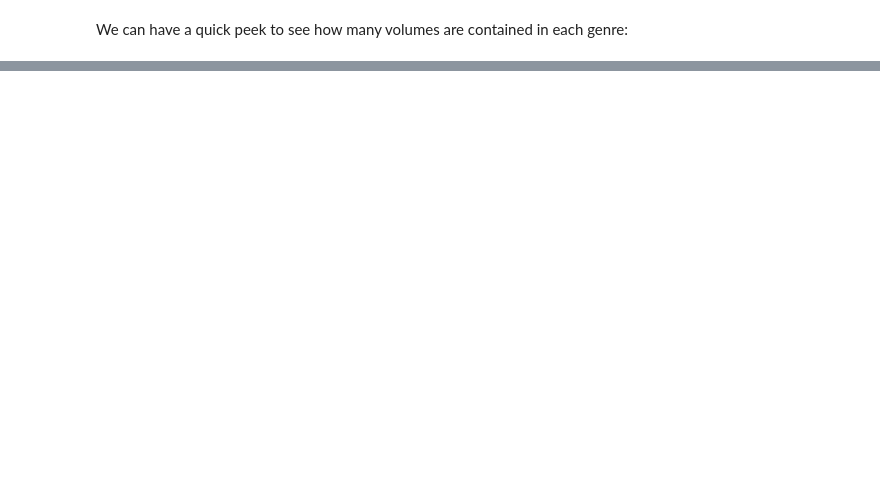
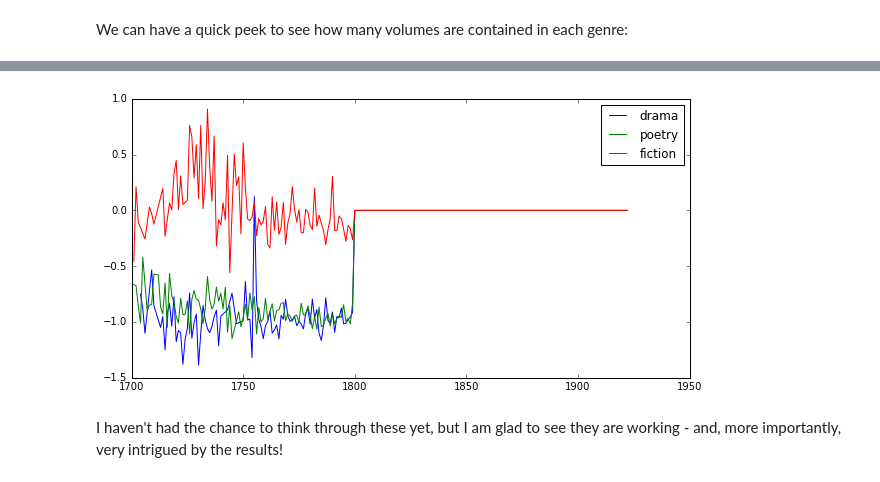
Before and after one commit to broomgrass/HathiTrust, a Jupyter notebook: HathiTrust_travelexperiment.ipynb, the cells around one changed output, grey strips where cells are left out. Cells and saved outputs as stored; diff of their text form; code cells hidden in the pictures; blank space fills up the shorter version.

```diff
--- a/HathiTrust_travelexperiment.ipynb
+++ b/HathiTrust_travelexperiment.ipynb
@@ -113,0 +119,5 @@ So is it just a problem of how I have my files? So confused!
+# %%
+for genre, metadata in trav_metadatas.items():
+    print(genre)
+    for name, row in metadata.head(15).iterrows():
+        print("  "+str(row['prediction']) + ": " + str(row["author"]) + " " + str(row["title"])[:40] + " ("+ name+")")
@@ -113,0 +148,6 @@ So is it just a problem of how I have my files? So confused!
+# %%
+import matplotlib.pyplot as plt
+%matplotlib inline
+
+for genre, metadata in trav_metadatas.items():
+    metadata.plot(kind='scatter', x='date', y='prediction', label=genre)
@@ -113,0 +161,13 @@ So is it just a problem of how I have my files? So confused!
+# %%
+plt.figure(figsize=(10,5))
+for genre, metadata in trav_metadatas.items():
+    values = {}
+    for key, grp in metadata.groupby(['date']):
+        values[key] = grp['prediction'].mean()
+    plt.plot(list(values.keys()), list(values.values()), label=genre)
+plt.legend(trav_metadatas.keys())
+plt.show()
+# %% [output]
+[figure, added]
+# %% [markdown]
+I haven't had the chance to think through these yet, but I am glad to see they are working - and, more importantly, very intrigued by the results!
```
Also changed, not shown: parts of 10 cells of this notebook, 1 other file.
